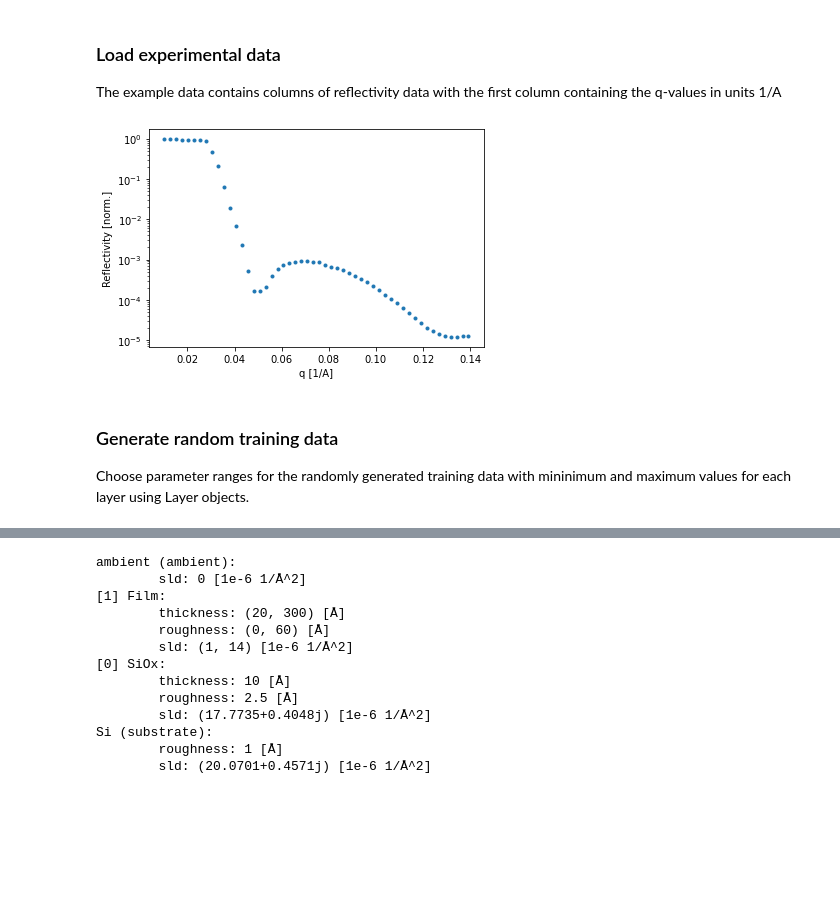
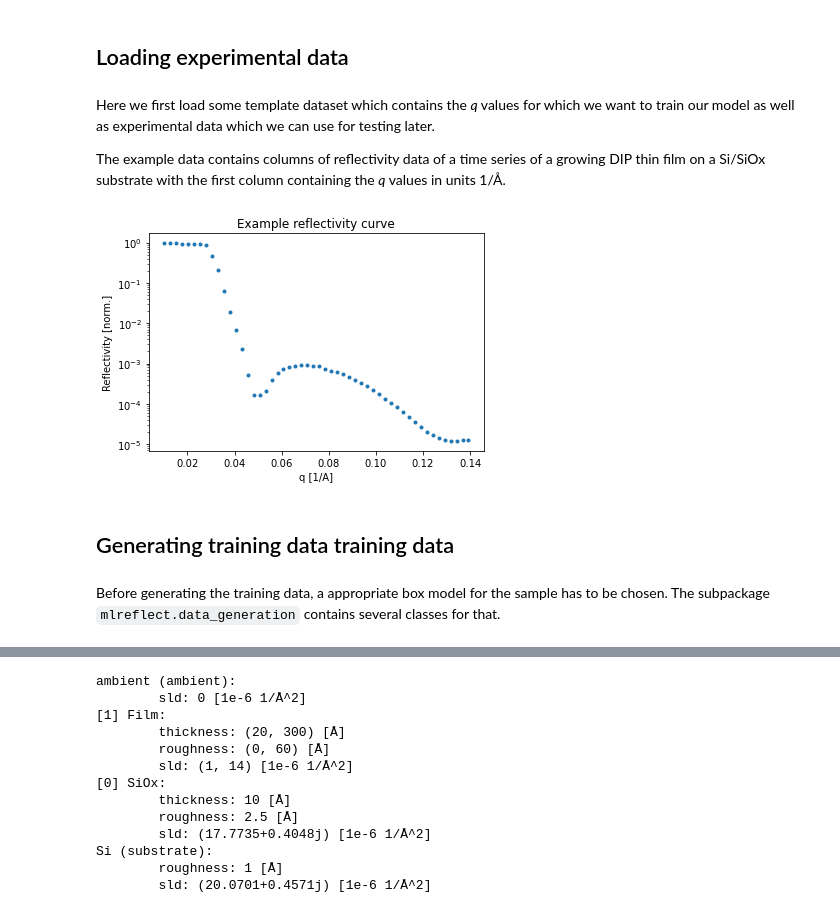
Before and after one commit to schreiber-lab/mlreflect, a Jupyter notebook: docs/source/training_example.ipynb, the cells around one changed output, grey strips where cells are left out. Cells and saved outputs as stored; diff of their text form; code cells hidden in the pictures; blank space fills up the shorter version.

```diff
--- a/docs/source/training_example.ipynb
+++ b/docs/source/training_example.ipynb
@@ -27,3 +19,6 @@ check_gpu() # Checks if a GPU on the current machine is available
+# %% [markdown]
+## Loading experimental data
 # %% [markdown]
-### Load experimental data
-The example data contains columns of reflectivity data with the first column containing the q-values in units 1/A
+Here we first load some template dataset which contains the *q* values for which we want to train our model as well as experimental data which we can use for testing later.
+
+The example data contains columns of reflectivity data of a time series of a growing DIP thin film on a Si/SiOx substrate with the first column containing the *q* values in units 1/Å.
@@ -35,10 +34,12 @@ experimental_reflectivity = experiment[:, 1:].T # Extract intensity values
 # %%
 plt.semilogy(q, experimental_reflectivity[30, :], '.')
 plt.xlabel('q [1/A]')
 plt.ylabel('Reflectivity [norm.]')
+plt.title('Example reflectivity curve')
 plt.show()
 # %% [output]
-[figure, old version]
+[figure, new version]
-# %% [markdown]
-### Generate random training data
-Choose parameter ranges for the randomly generated training data with mininimum and maximum values for each layer using Layer objects.
+# %% [markdown]
+## Generating training data training data
+# %% [markdown]
+Before generating the training data, a appropriate box model for the sample has to be chosen. The subpackage ``mlreflect.data_generation`` contains several classes for that.
```
Also changed, not shown: parts of 57 cells of this notebook, 4 other files.
